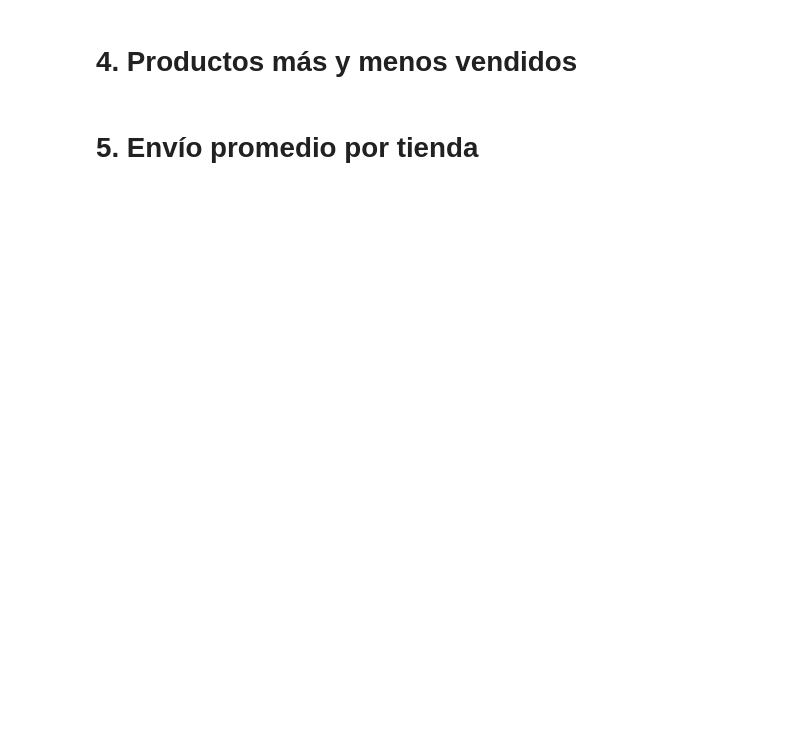
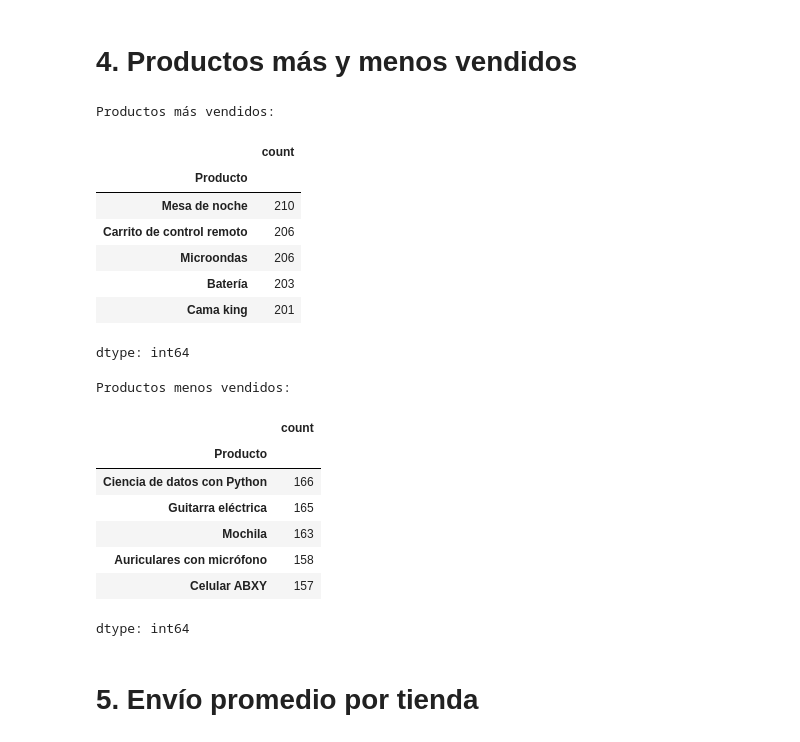
Before and after one commit to Beaebert/challenge1-data-science-latam, a Jupyter notebook: AluraStoreLatam.ipynb, the cells around one changed output. Cells and saved outputs as stored; diff of their text form; code cells hidden in the pictures; blank space fills up the shorter version.

```diff
--- a/AluraStoreLatam.ipynb
+++ b/AluraStoreLatam.ipynb
@@ -35,4 +96,51 @@ tienda.head()
 # %% [markdown]
 # 4. Productos más y menos vendidos
+# %%
+import pandas as pd
+
+url = "https://raw.githubusercontent.com/alura-es-cursos/challenge1-data-science-latam/refs/heads/main/base-de-datos-challenge1-latam/tienda_1%20.csv"
+url2 = "https://raw.githubusercontent.com/alura-es-cursos/challenge1-data-science-latam/refs/heads/main/base-de-datos-challenge1-latam/tienda_2.csv"
+url3 = "https://raw.githubusercontent.com/alura-es-cursos/challenge1-data-science-latam/refs/heads/main/base-de-datos-challenge1-latam/tienda_3.csv"
+url4 = "https://raw.githubusercontent.com/alura-es-cursos/challenge1-data-science-latam/refs/heads/main/base-de-datos-challenge1-latam/tienda_4.csv"
+
+tienda = pd.read_csv(url)
+tienda2 = pd.read_csv(url2)
+tienda3 = pd.read_csv(url3)
+tienda4 = pd.read_csv(url4)
+
+# Combine all dataframes into a single dataframe
+all_tiendas = pd.concat([tienda, tienda2, tienda3, tienda4])
+
+# Count the occurrences of each product
+product_counts = all_tiendas['Producto'].value_counts()
+
+# Get the most and least sold products
+most_sold_products = product_counts.head()
+least_sold_products = product_counts.tail()
+
+print("Productos más vendidos:")
+display(most_sold_products)
+
+print("\nProductos menos vendidos:")
+display(least_sold_products)
+# %% [output]
+Productos más vendidos:
+|  | count |
+| Producto |  |
+| Mesa de noche | 210 |
+| Carrito de control remoto | 206 |
+| Microondas | 206 |
+| Batería | 203 |
+| Cama king | 201 |
+dtype: int64
+Productos menos vendidos:
+|  | count |
+| Producto |  |
+| Ciencia de datos con Python | 166 |
+| Guitarra eléctrica | 165 |
+| Mochila | 163 |
+| Auriculares con micrófono | 158 |
+| Celular ABXY | 157 |
+dtype: int64
 # %% [markdown]
 # 5. Envío promedio por tienda
```
Also changed, not shown: parts of 2 cells of this notebook.
